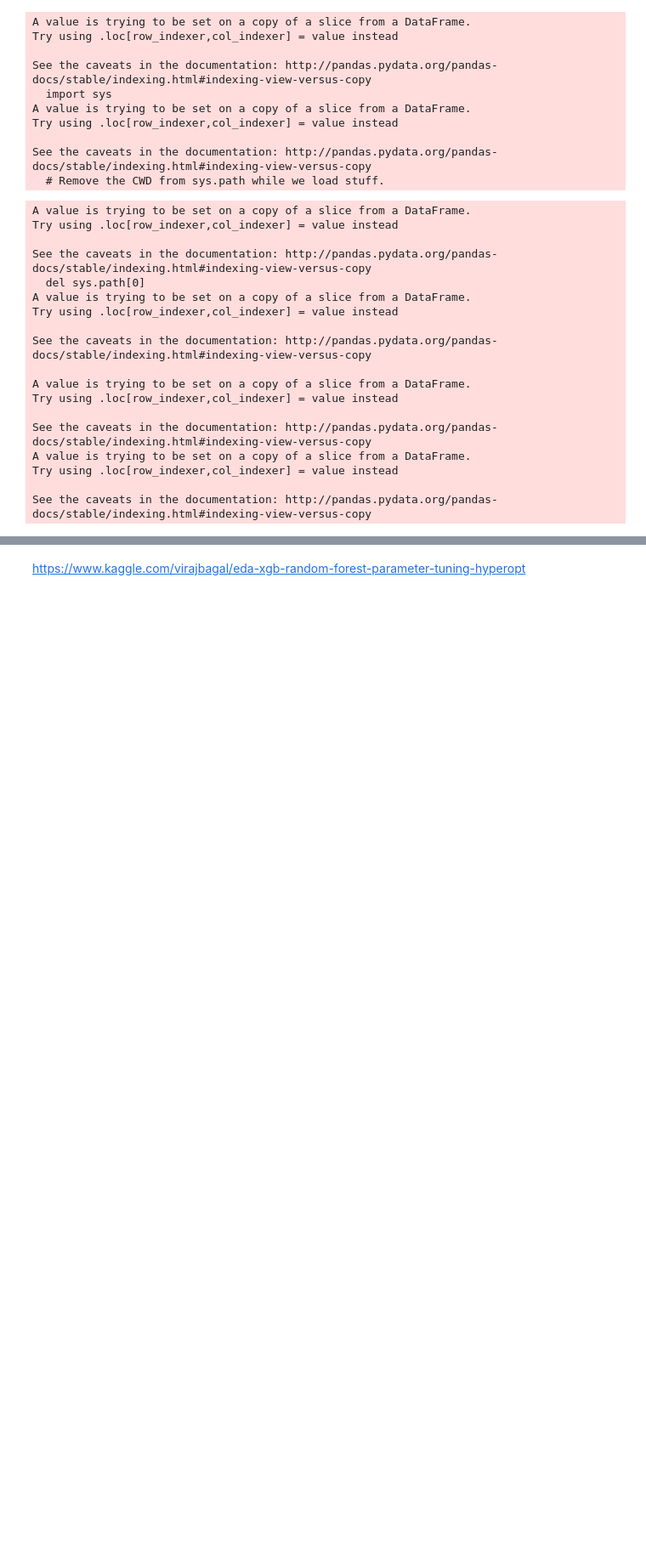
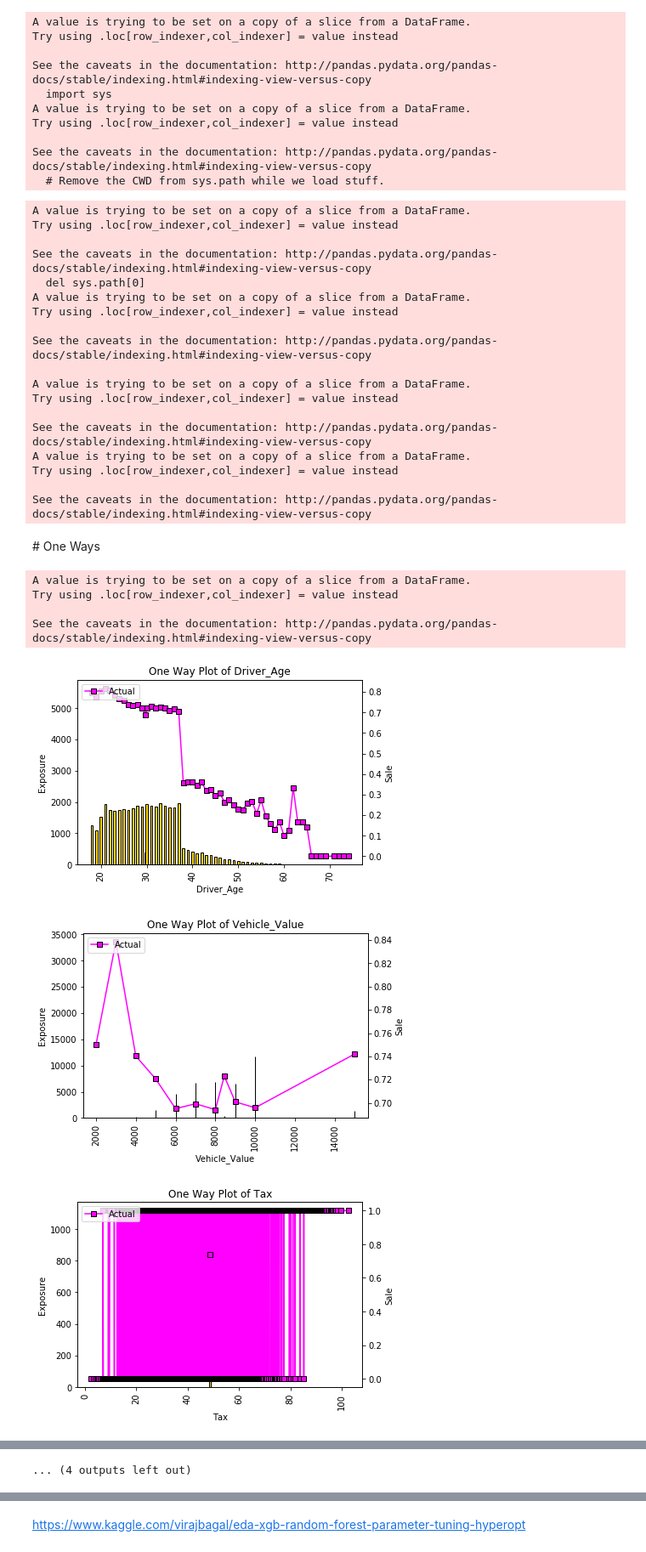
Before and after one commit to benturner993/quote_prediction_engine, a Jupyter notebook: quote_modelling.ipynb, the cells around one changed output, grey strips where cells are left out. Shown at 85% size. Saved outputs shown, nothing was run; the diff lists cells and outputs as text; code cells hidden in the pictures; blank space fills up the shorter version.

```diff
--- a/quote_modelling.ipynb
+++ b/quote_modelling.ipynb
@@ -9,15 +9,15 @@ Useful notes: https://machinelearningmastery.com/stacking-ensemble-machine-learn
 # %%
 import pandas as pd
 import numpy as np
-# import matplotlib.pyplot as plt
+import matplotlib.pyplot as plt
 from sklearn.model_selection import train_test_split
-from sklearn.metrics import accuracy_score
+from sklearn.metrics import accuracy_score, roc_auc_score
 # from sklearn.metrics import confusion_matrix, accuracy_score
 from sklearn.linear_model import LogisticRegression
 from sklearn.preprocessing import StandardScaler
 from sklearn import metrics
 from sklearn.metrics import f1_score
-# from sklearn.tree import DecisionTreeClassifier
+from sklearn.tree import DecisionTreeClassifier
 from sklearn.ensemble import RandomForestClassifier
 from xgboost import XGBClassifier
 from numpy import mean, std
@@ -26,14 +26,15 @@ from numpy import mean, std
 from sklearn.model_selection import cross_val_score
 from sklearn.model_selection import RepeatedStratifiedKFold
 # from sklearn.linear_model import LogisticRegression
-# from sklearn.neighbors import KNeighborsClassifier
+from sklearn.neighbors import KNeighborsClassifier
 # from sklearn.tree import DecisionTreeClassifier
 # from sklearn.svm import SVC
-# from sklearn.naive_bayes import GaussianNB
+from sklearn.naive_bayes import GaussianNB
 from sklearn.ensemble import StackingClassifier
-from matplotlib import pyplot
+# from matplotlib import pyplot
 from lightgbm import LGBMClassifier
-# plt.rcParams["figure.figsize"] = (10,10)
+from hyperopt import fmin, tpe, hp, STATUS_OK, Trials, space_eval
+plt.rcParams["figure.figsize"] = (10,10)
 # %%
 df=pd.read_csv('data/data.csv')
 display(df.head(3))
@@ -246,3 +251,5 @@ Try using .loc[row_indexer,col_indexer] = value instead
 See the caveats in the documentation: http://pandas.pydata.org/pandas-docs/stable/indexing.html#indexing-view-versus-copy
 # %%
 # Correlated Cols
+# %% [markdown]
+# One Ways
@@ -248,0 +283,44 @@ See the caveats in the documentation: http://pandas.pydata.org/pandas-docs/stabl
+# %%
+cols=['Driver_Age',
+ 'Vehicle_Value',
+ 'Tax',
+ 'Price',
+ 'Vehicle_Mileage',
+ 'Credit_Score',
+ 'Licence_Length_Years',
+#  'Date',
+#  'Marital_Status',
+#  'Sale',
+#  'row_num',
+#  'Exposure',
+#  'Year',
+#  'Month',
+#  'Day',
+#  'Year_Month',
+ 'age_licence_obtained',
+ 'per_life_driving',
+ 'Marital_Status_S',
+ 'Marital_Status_M',
+ 'Marital_Status_D',
+ 'Marital_Status_MI',
+ 'Year_Month_ME',
+ 'Day_ME']
+
+target_name='Sale'
+
+# Plot Original
+for i in cols:
+
+    training_df[i]=training_df[i].fillna(-1)
+    exposure=training_df.groupby(i)['Exposure'].sum()
+    obs=training_df.groupby(i)[target_name].mean()
+    diff_band=sorted(set(training_df[i]))
+    plot_one_ways(i, diff_band, exposure, obs, target_name)
+# %% [output]
+A value is trying to be set on a copy of a slice from a DataFrame.
+Try using .loc[row_indexer,col_indexer] = value instead
+
+See the caveats in the documentation: http://pandas.pydata.org/pandas-docs/stable/indexing.html#indexing-view-versus-copy
+[figure, added]
+[figure, added]
+[figure, added]
@@ -248,0 +335 @@ See the caveats in the documentation: http://pandas.pydata.org/pandas-docs/stabl
+... (4 outputs left out)
```
Also changed, not shown: parts of 35 cells of this notebook.
